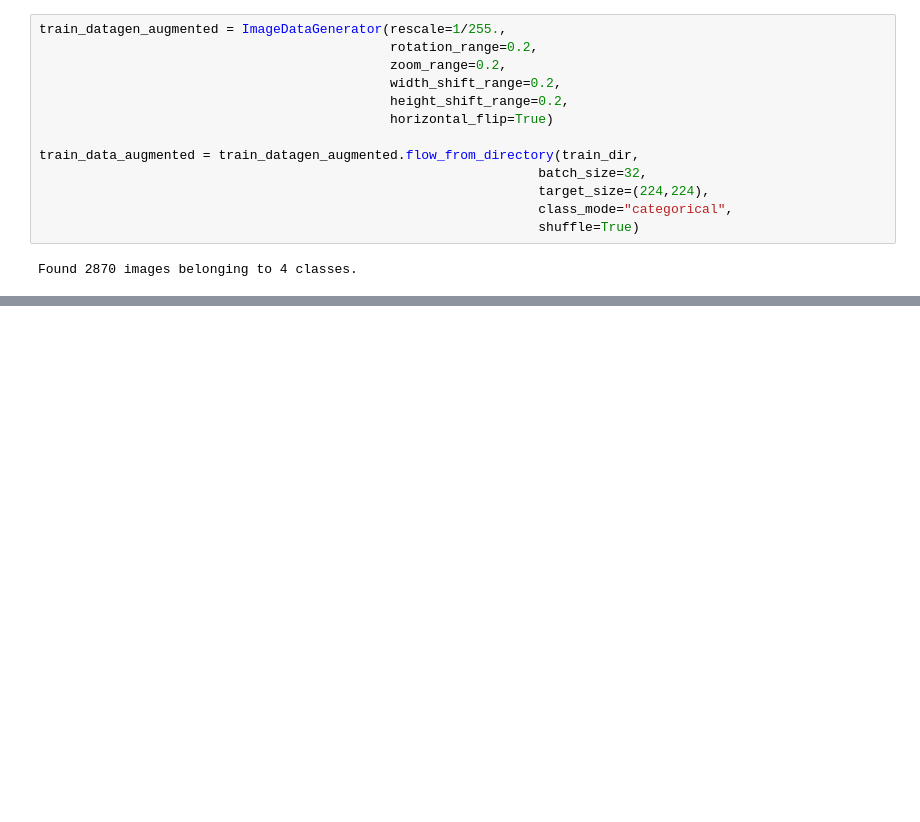
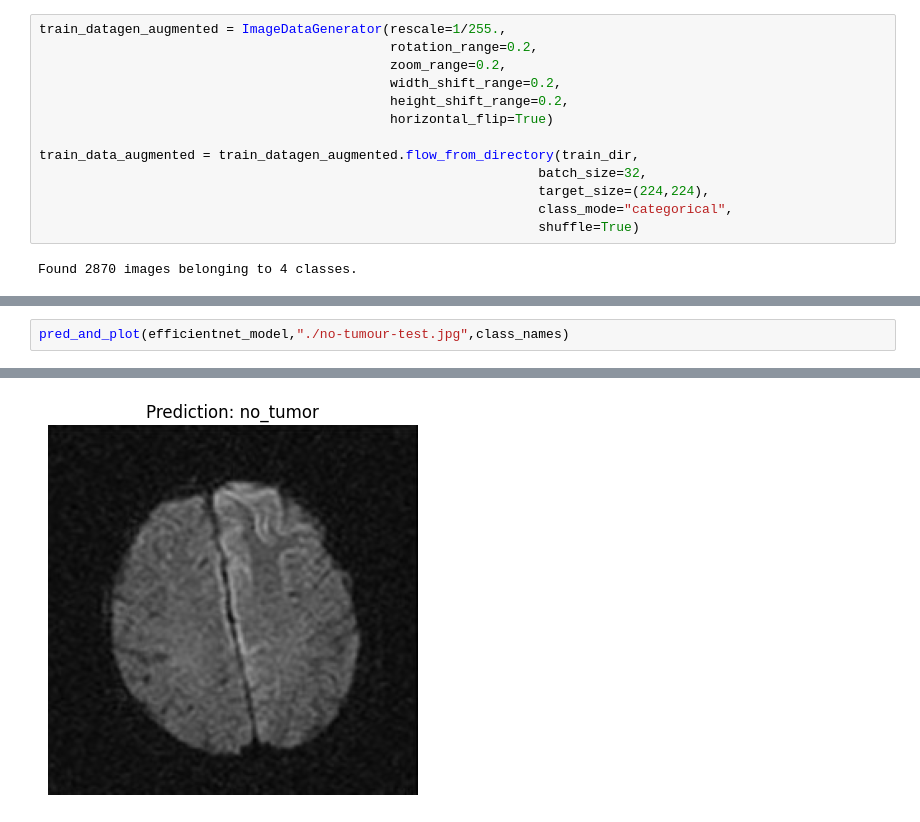
Before and after one commit to aayushxrj/Tumor-Multiclassification-ComputerVision, a Jupyter notebook: main.ipynb, the cells around one changed output, grey strips where cells are left out. Saved outputs shown, nothing was run; the diff lists cells and outputs as text; blank space fills up the shorter version.

```diff
--- a/main.ipynb
+++ b/main.ipynb
@@ -255,0 +322,3 @@ plot_loss_curve(efficientnet_history_2)
+# %%
+pred_and_plot(efficientnet_model,"./no-tumour-test.jpg",class_names)
+# %% [output]
@@ -255,0 +326 @@ plot_loss_curve(efficientnet_history_2)
+[figure, added]
```
Also changed, not shown: parts of 19 cells of this notebook.
